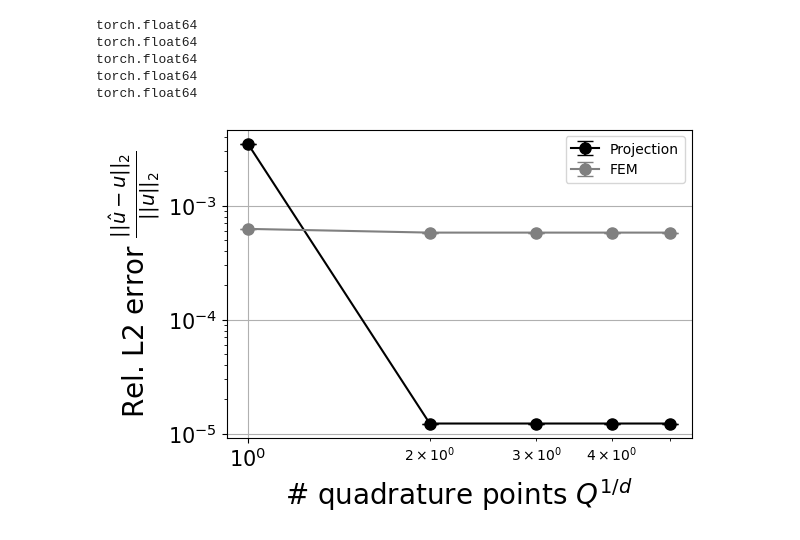
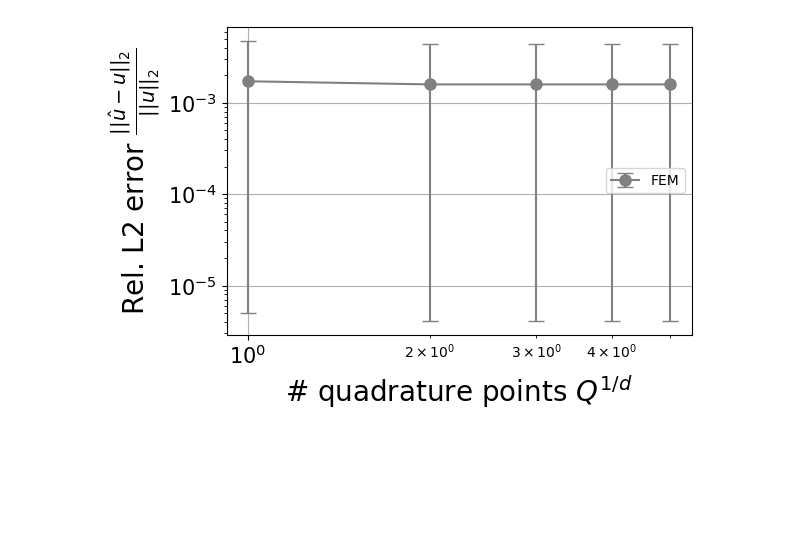
Before and after one commit to JoostHMPrins/ngo, a Jupyter notebook: analysisnotebooks/quadrature.ipynb, the cells around one changed output. Saved outputs shown, nothing was run; the diff lists cells and outputs as text; code cells hidden in the pictures; blank space fills up the shorter version.

```diff
--- a/analysisnotebooks/quadrature.ipynb
+++ b/analysisnotebooks/quadrature.ipynb
@@ -51,4 +368,19 @@ w = w*model.hparams['Dt']
 # %%
+N_samples = 10
+l_min = [1,1,1]
+l_max = [1,1,1]
+
+alpha = 0.05
+q_low = alpha/2
+q_high = 1 - q_low
+
+quadrature = GaussLegendreQuadrature(n_elements=[1,3,3], Q=[33,99,99])
+x = quadrature.xi
+x_scaled = np.copy(x)
+x_scaled[:,0] = x_scaled[:,0]*model.hparams['Dt']
+w = quadrature.w
+w = w*model.hparams['Dt']
+
 linestyles = ['-','--','--','--','--']
 colors = ['C0','C1','C2','C1','C2','C2','C4','C5','C6']
 
@@ -69,60 +401,57 @@ size_axeslabels = 20
 fig, ax = plt.subplots(1,1, figsize=(6, 4))
 fig.subplots_adjust(left=None, bottom=None, right=None, top=None, wspace=0.4, hspace=0.4)
 
-L2_scaled_avg = np.zeros((len(values)))
-yerr = np.zeros((2,len(values)))
-for i in range(len(values)):
-    model.hparams['modeltype'] = 'projection'
-    model.hparams['dtype'] = torch.float64
-    model.hparams['precision'] = 64
-    model.hparams['Q'] = (values[i],99,99)
-    model.__init__(model.hparams)
-    u_exact = discretize_functions(u, x_scaled)
-    u_hat = model.simforward(theta, f, eta_y0, eta_yL, g_x0, g_xL, u0, x, u)
-    L2_scaled_array = weightedrelativeL2_set(w, u_hat, u_exact)
-    L2_scaled_avg[i] = np.average(L2_scaled_array)
-    q_l = np.quantile(L2_scaled_array, q_low)
-    q_h = np.quantile(L2_scaled_array, q_high)
-    yerr[:,i] = np.array([L2_scaled_avg[i] - q_l, -L2_scaled_avg[i] + q_h])
+# L2_scaled_avg = np.zeros((len(values)))
+# yerr = np.zeros((2,len(values)))
+# for i in range(len(values)):
+#     model.hparams['modeltype'] = 'projection'
+#     model.hparams['dtype'] = torch.float64
+#     model.hparams['precision'] = 64
+#     model.hparams['Q'] = (values[i],99,99)
+#     model.__init__(model.hparams)
+#     u_exact = discretize_functions(u, x_scaled)
+#     u_hat = model.simforward(theta, f, eta_y0, eta_yL, g_x0, g_xL, u0, x, u)
+#     L2_scaled_array = weightedrelativeL2_set(w, u_hat, u_exact)
+#     L2_scaled_avg[i] = np.average(L2_scaled_array)
+#     q_l = np.quantile(L2_scaled_array, q_low)
+#     q_h = np.quantile(L2_scaled_array, q_high)
+#     yerr[:,i] = np.array([L2_scaled_avg[i] - q_l, -L2_scaled_avg[i] + q_h])
 
-ax.errorbar(values, L2_scaled_avg, yerr=yerr,  capsize=6, ms=8, label='Projection', color='black', linestyle='-', marker='o')
+# ax.errorbar(values, L2_scaled_avg, yerr=yerr,  capsize=6, ms=8, label='Projection', color='black', linestyle='-', marker='o')
 
 L2_scaled_avg = np.zeros((len(values)))
 yerr = np.zeros((2,len(values)))
 for i in range(len(values)):
     model.hparams['modeltype'] = 'FEM'
     model.hparams['dtype'] = torch.float64
     model.hparams['precision'] = 64
     model.hparams['Q'] = (values[i],99,99)
     model.__init__(model.hparams)
     u_exact = discretize_functions(u, x_scaled)
     u_hat = model.simforward(theta, f, eta_y0, eta_yL, g_x0, g_xL, u0, x, u)
     L2_scaled_array = weightedrelativeL2_set(w, u_hat, u_exact)
     L2_scaled_avg[i] = np.average(L2_scaled_array)
     q_l = np.quantile(L2_scaled_array, q_low)
     q_h = np.quantile(L2_scaled_array, q_high)
     yerr[:,i] = np.array([L2_scaled_avg[i] - q_l, -L2_scaled_avg[i] + q_h])
 
+
+
 ax.errorbar(values, L2_scaled_avg, yerr=yerr,  capsize=6, ms=8, label='FEM', color='grey', linestyle='-', marker='o')
 
 ax.tick_params(axis='both', labelsize=size_ticklabels)
 # ax.set_title(r'$0.5<\lambda<1$', fontsize=size_title)
 ax.set_xlabel(r'# quadrature points $Q^{1/d}$', fontsize=size_axeslabels)
 ax.set_ylabel(r'Rel. L2 error $\frac{||\hat{u}-u||_2}{||u||_2}$', fontsize=size_axeslabels)
 ax.set_xscale('log')
 ax.set_yscale('log')
 # ax.set_ylim(1e-6,1e1)
 ax.grid()
 plt.legend(fontsize=10)
 plt.savefig("Qtime.svg", bbox_inches='tight')#, transparent=True)
 plt.show()
 # %% [output]
-torch.float64
-torch.float64
-torch.float64
-torch.float64
-torch.float64
-[figure, old version]
+[figure, new version]
 # %%
 from NeuralOperator import NeuralOperator
 
```
Also changed, not shown: parts of 5 cells of this notebook, 3 other files.
